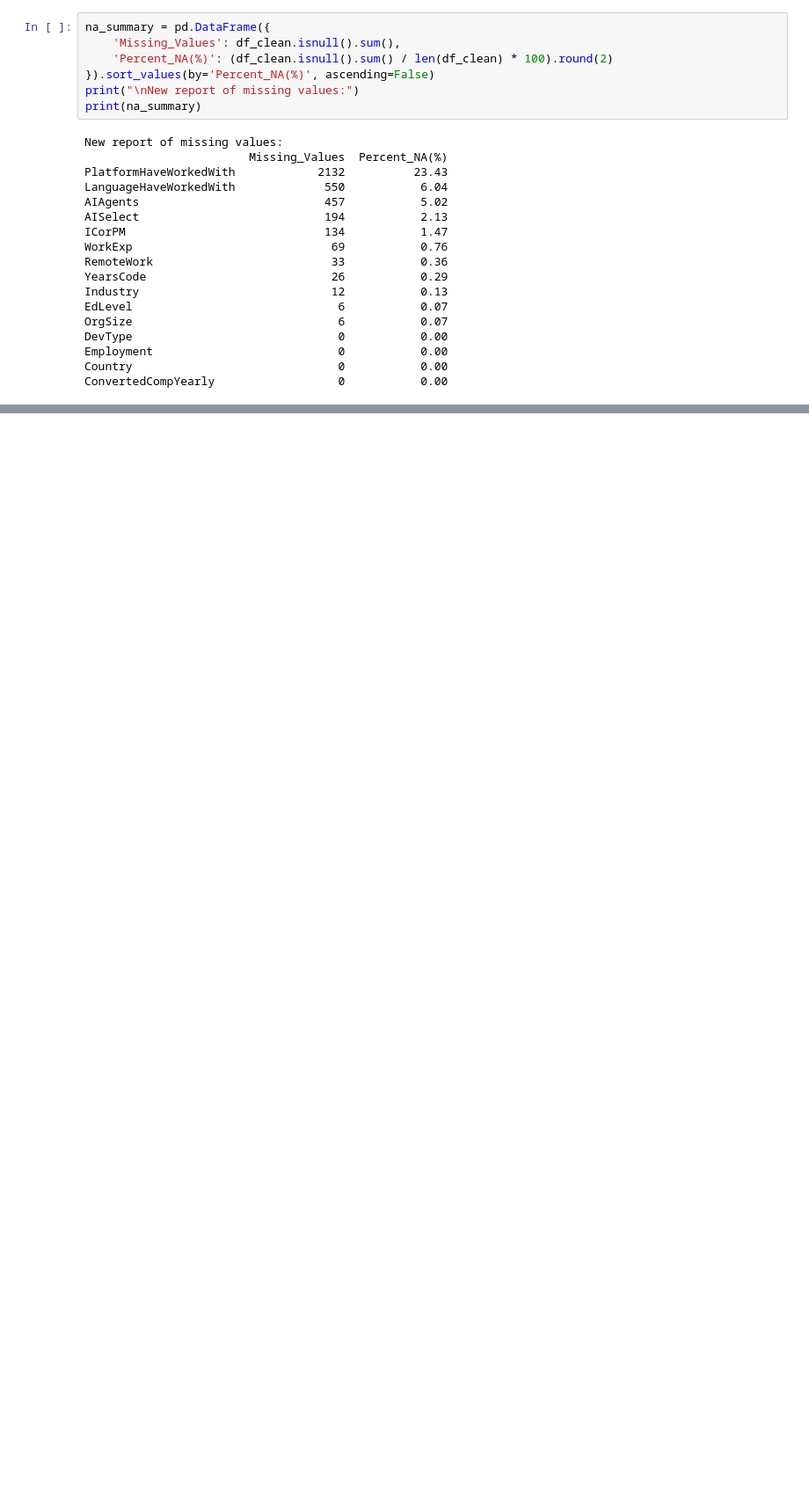
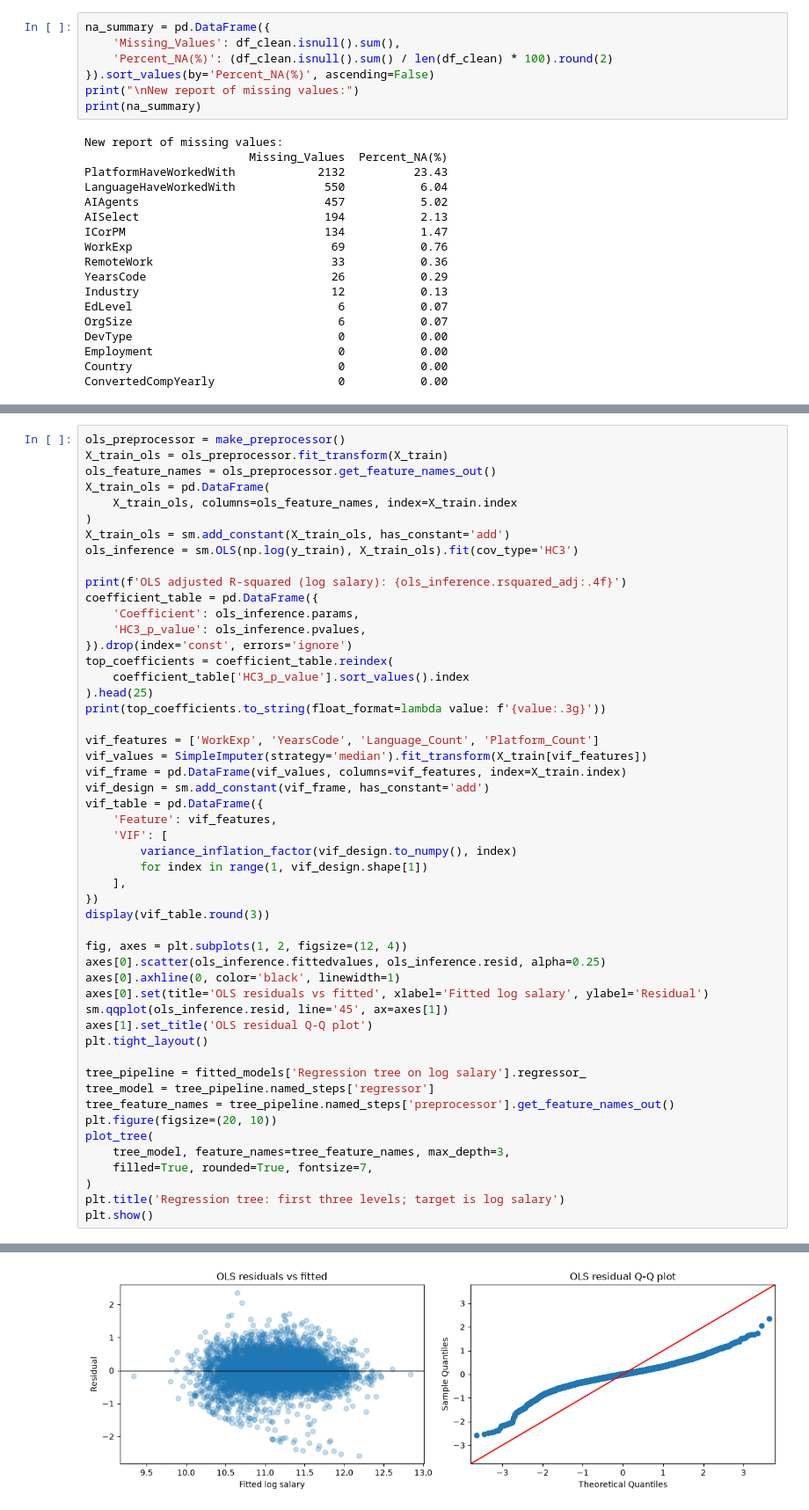
Before and after one commit to TurcanuTeodor/ai-tech-salary-prediction, a Jupyter notebook: notebooks/Project_DATA_MINING.ipynb, the cells around one changed output, grey strips where cells are left out. Shown at 88% size. Cells and saved outputs as stored; diff of their text form; blank space fills up the shorter version.

```diff
--- a/notebooks/Project_DATA_MINING.ipynb
+++ b/notebooks/Project_DATA_MINING.ipynb
@@ -146,0 +542,52 @@ Name: Salary_PPP_Adjusted, dtype: float64
+# %%
+ols_preprocessor = make_preprocessor()
+X_train_ols = ols_preprocessor.fit_transform(X_train)
+ols_feature_names = ols_preprocessor.get_feature_names_out()
+X_train_ols = pd.DataFrame(
+    X_train_ols, columns=ols_feature_names, index=X_train.index
+)
+X_train_ols = sm.add_constant(X_train_ols, has_constant='add')
+ols_inference = sm.OLS(np.log(y_train), X_train_ols).fit(cov_type='HC3')
+
+print(f'OLS adjusted R-squared (log salary): {ols_inference.rsquared_adj:.4f}')
+coefficient_table = pd.DataFrame({
+    'Coefficient': ols_inference.params,
+    'HC3_p_value': ols_inference.pvalues,
+}).drop(index='const', errors='ignore')
+top_coefficients = coefficient_table.reindex(
+    coefficient_table['HC3_p_value'].sort_values().index
+).head(25)
+print(top_coefficients.to_string(float_format=lambda value: f'{value:.3g}'))
+
+vif_features = ['WorkExp', 'YearsCode', 'Language_Count', 'Platform_Count']
+vif_values = SimpleImputer(strategy='median').fit_transform(X_train[vif_features])
+vif_frame = pd.DataFrame(vif_values, columns=vif_features, index=X_train.index)
+vif_design = sm.add_constant(vif_frame, has_constant='add')
+vif_table = pd.DataFrame({
+    'Feature': vif_features,
+    'VIF': [
+        variance_inflation_factor(vif_design.to_numpy(), index)
+        for index in range(1, vif_design.shape[1])
+    ],
+})
+display(vif_table.round(3))
+
+fig, axes = plt.subplots(1, 2, figsize=(12, 4))
+axes[0].scatter(ols_inference.fittedvalues, ols_inference.resid, alpha=0.25)
+axes[0].axhline(0, color='black', linewidth=1)
+axes[0].set(title='OLS residuals vs fitted', xlabel='Fitted log salary', ylabel='Residual')
+sm.qqplot(ols_inference.resid, line='45', ax=axes[1])
+axes[1].set_title('OLS residual Q-Q plot')
+plt.tight_layout()
+
+tree_pipeline = fitted_models['Regression tree on log salary'].regressor_
+tree_model = tree_pipeline.named_steps['regressor']
+tree_feature_names = tree_pipeline.named_steps['preprocessor'].get_feature_names_out()
+plt.figure(figsize=(20, 10))
+plot_tree(
+    tree_model, feature_names=tree_feature_names, max_depth=3,
+    filled=True, rounded=True, fontsize=7,
+)
+plt.title('Regression tree: first three levels; target is log salary')
+plt.show()
+# %% [output]
@@ -146,0 +616 @@ Name: Salary_PPP_Adjusted, dtype: float64
+[figure, added]
```
Also changed, not shown: parts of 30 cells of this notebook, 1 other file.
